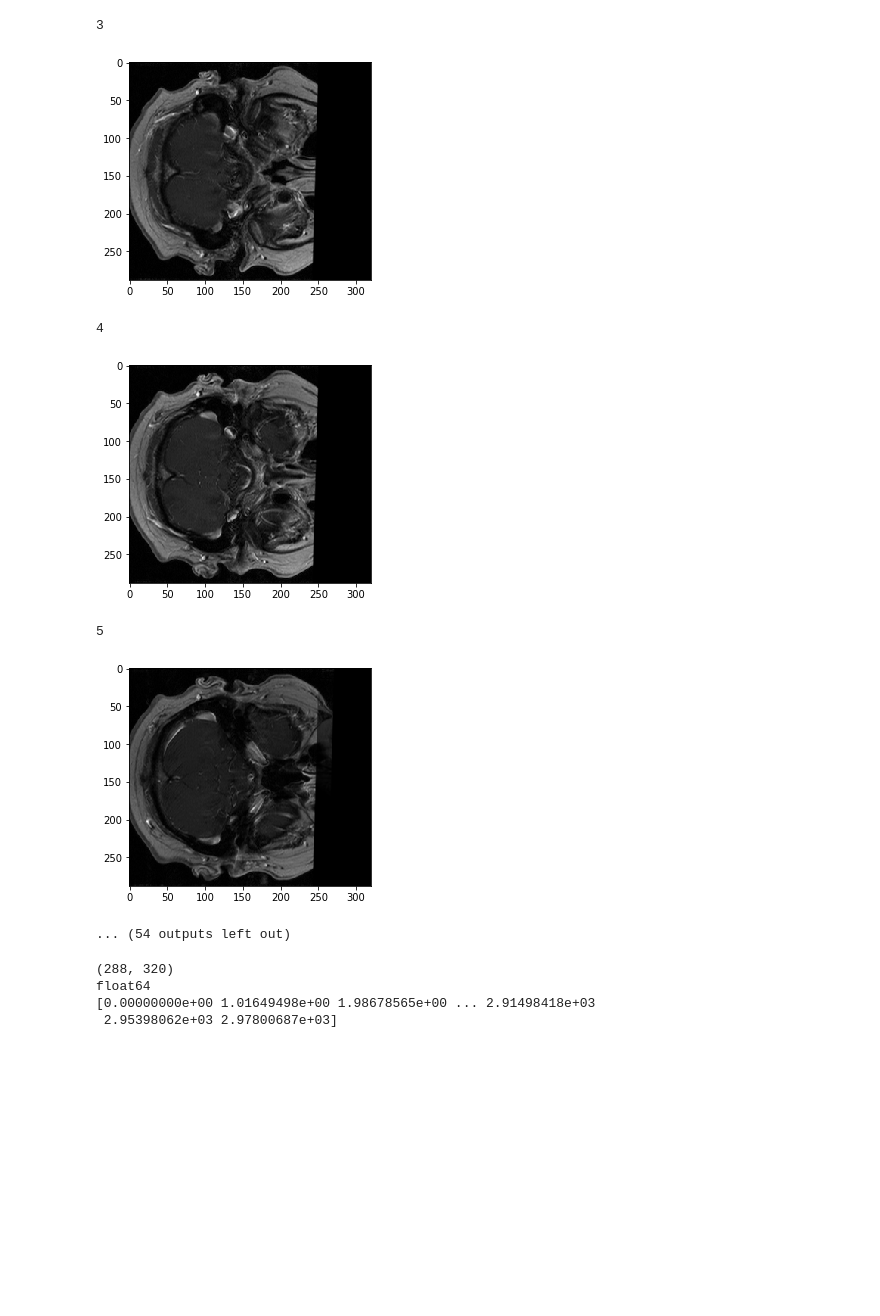
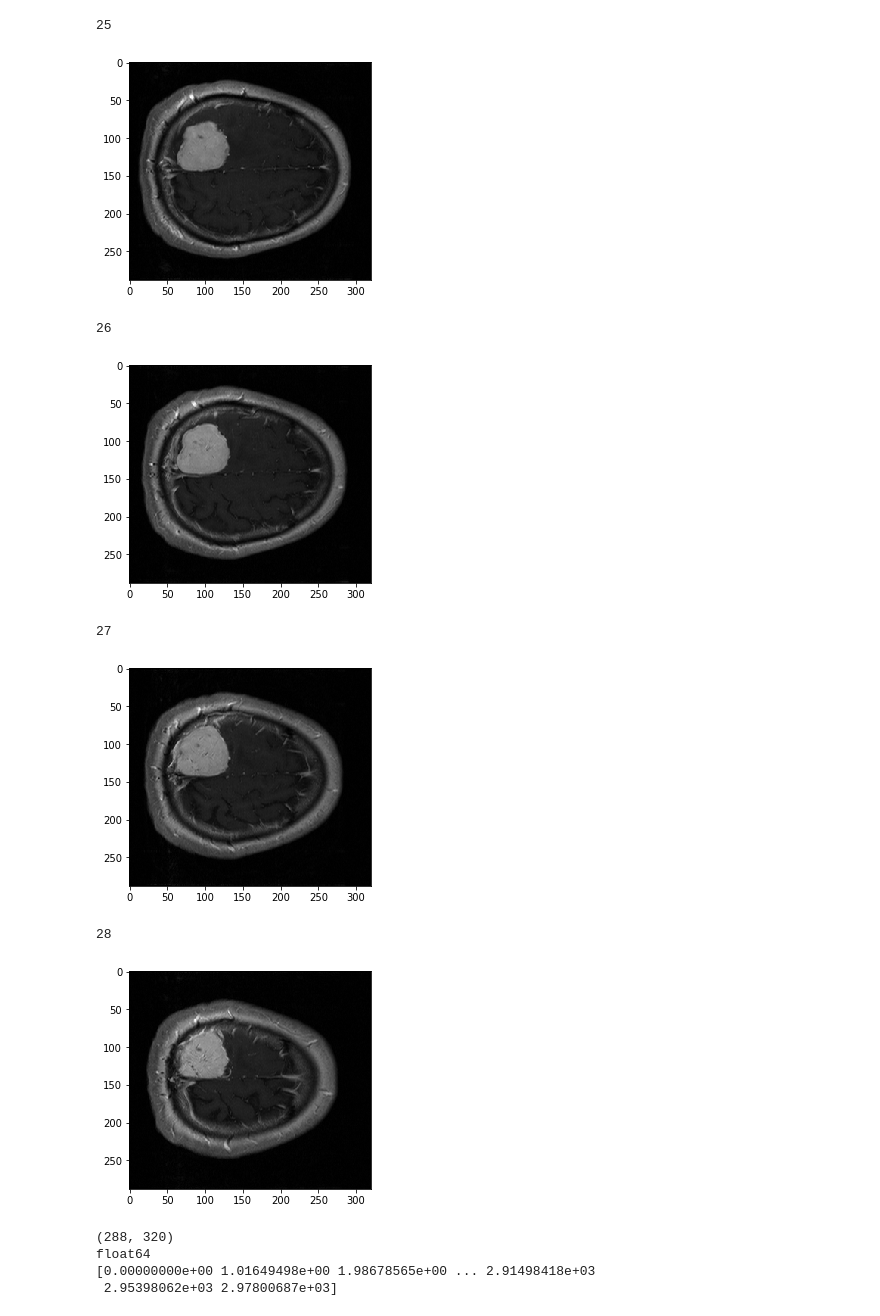
Before and after one commit to cridonoso/medical-images-processing, a Jupyter notebook: miniproyecto.ipynb, the cells around one changed output. Saved outputs shown, nothing was run; the diff lists cells and outputs as text; code cells hidden in the pictures; blank space fills up the shorter version.

```diff
--- a/miniproyecto.ipynb
+++ b/miniproyecto.ipynb
@@ -25,5 +37,5 @@ int16
 # %%
-for i in range(0,img_array.shape[2]):
+for i in range(22,29):
     print(i)
     slide = img_array[:,:,i]
     fig1 = pylab.figure()
@@ -39,10 +51,11 @@ for i in range(0,img_array.shape[2]):
-3
+25
-[figure, old version]
+[figure, new version]
-4
+26
-[figure, old version]
+[figure, new version]
-5
+27
-[figure, old version]
+[figure, new version]
-... (54 outputs left out)
+28
+[figure, added]
 # %%
 slide = img_array[:,:,24]
 print(slide.shape)
```
Also changed, not shown: parts of 41 cells of this notebook, 1 other file.
